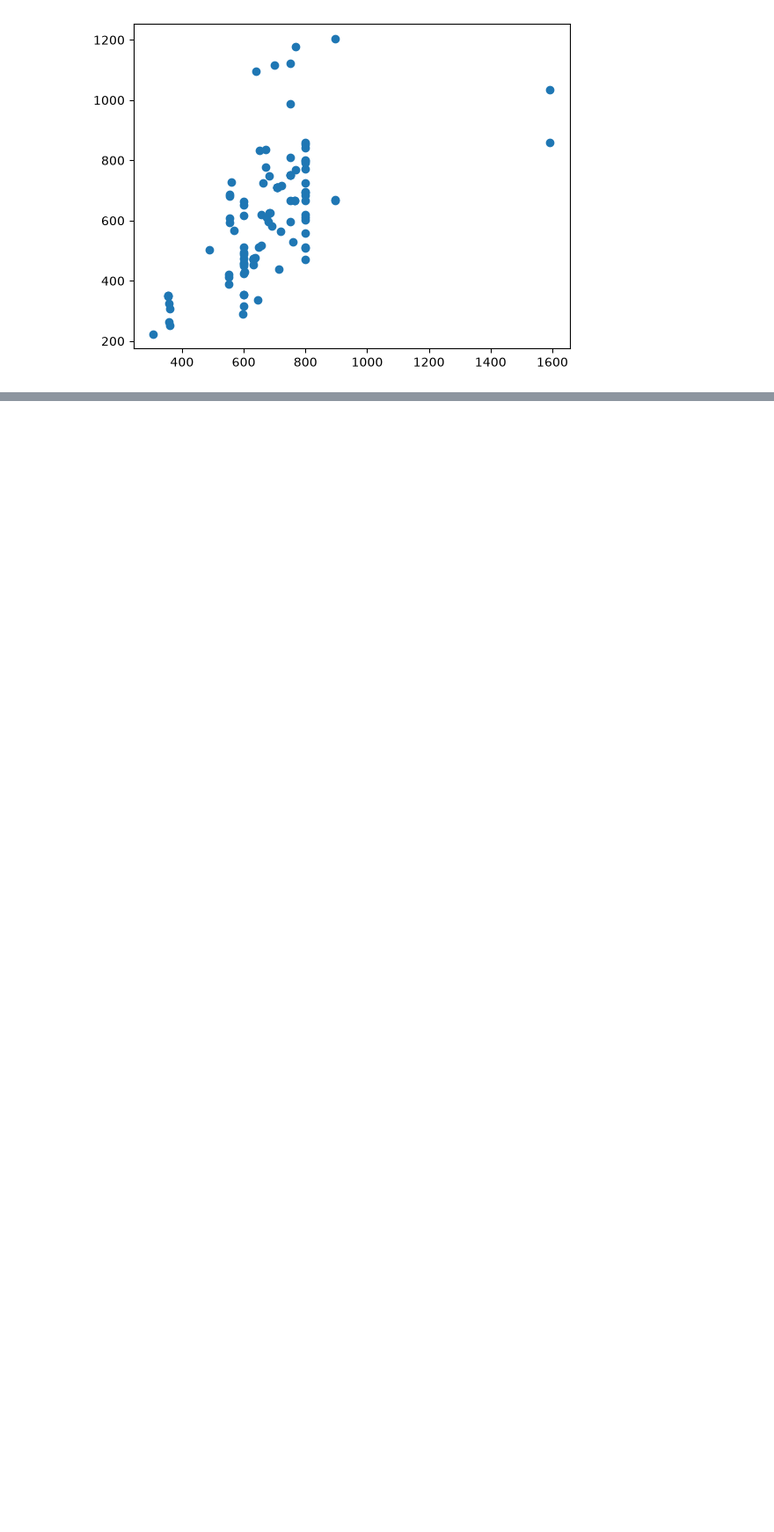
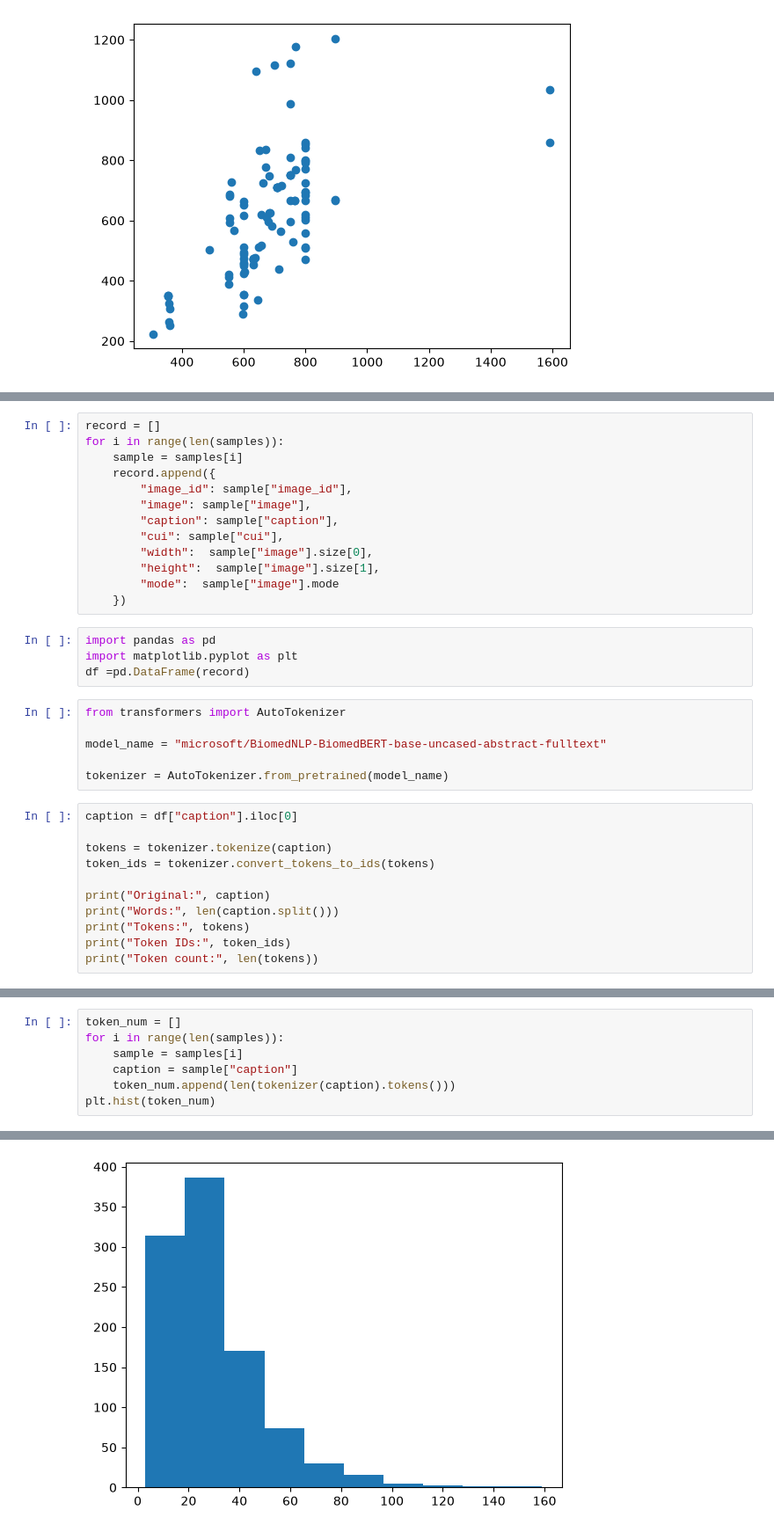
Before and after one commit to Chang195/NeuroMed-VLM, a Jupyter notebook: explore_data.ipynb, the cells around one changed output, grey strips where cells are left out. Shown at 88% size. Cells and saved outputs as stored; diff of their text form; blank space fills up the shorter version.

Commit message:
Complete Day 3 dataset exploration and tokenization

```diff
--- a/explore_data.ipynb
+++ b/explore_data.ipynb
@@ -146,0 +168,34 @@ max    1592.000000  1205.00000
+# %%
+record = []
+for i in range(len(samples)):
+    sample = samples[i]
+    record.append({
+        "image_id": sample["image_id"],
+        "image": sample["image"],
+        "caption": sample["caption"],
+        "cui": sample["cui"],
+        "width":  sample["image"].size[0],
+        "height":  sample["image"].size[1],
+        "mode":  sample["image"].mode
+    })
+# %%
+import pandas as pd
+import matplotlib.pyplot as plt
+df =pd.DataFrame(record)
+# %%
+from transformers import AutoTokenizer
+
+model_name = "microsoft/BiomedNLP-BiomedBERT-base-uncased-abstract-fulltext"
+
+tokenizer = AutoTokenizer.from_pretrained(model_name)
+# %%
+caption = df["caption"].iloc[0]
+
+tokens = tokenizer.tokenize(caption)
+token_ids = tokenizer.convert_tokens_to_ids(tokens)
+
+print("Original:", caption)
+print("Words:", len(caption.split()))
+print("Tokens:", tokens)
+print("Token IDs:", token_ids)
+print("Token count:", len(tokens))
@@ -146,0 +240,8 @@ max    1592.000000  1205.00000
+# %%
+token_num = []
+for i in range(len(samples)):
+    sample = samples[i]
+    caption = sample["caption"]
+    token_num.append(len(tokenizer(caption).tokens()))
+plt.hist(token_num)
+# %% [output]
@@ -146,0 +252 @@ max    1592.000000  1205.00000
+[figure, added]
```
Also changed, not shown: parts of 11 cells of this notebook, 1 other file.
